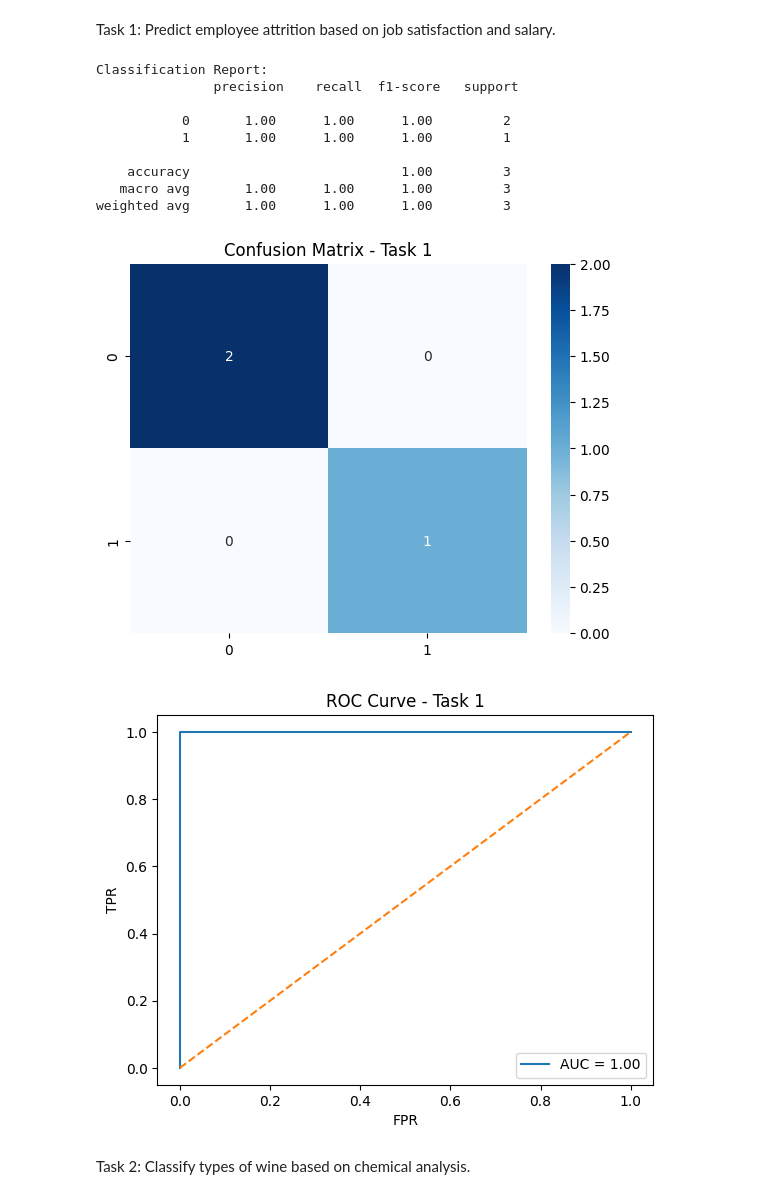
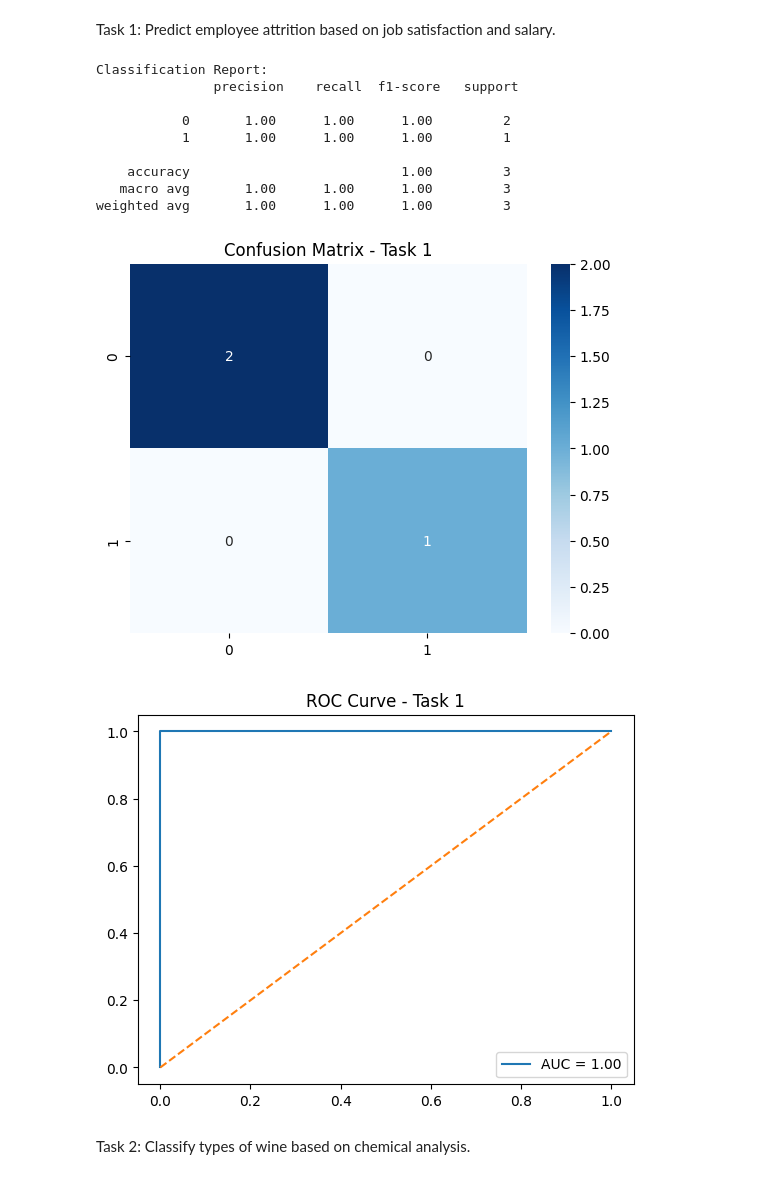
Before and after one commit to ananya20037/AI---ML, a Jupyter notebook: src/Module 5/Introduction to Classification Algorithms/Qn5.ipynb, the cells around one changed output. Saved outputs shown, nothing was run; the diff lists cells and outputs as text; code cells hidden in the pictures.

```diff
--- a/src/Module 5/Introduction to Classification Algorithms/Qn5.ipynb
+++ b/src/Module 5/Introduction to Classification Algorithms/Qn5.ipynb
@@ -7,9 +7,8 @@ Task 1: Predict employee attrition based on job satisfaction and salary.
 # %%
 import pandas as pd
 import numpy as np
+import matplotlib.pyplot as plt
 import seaborn as sns
-import matplotlib.pyplot as plt
-
 from sklearn.ensemble import RandomForestClassifier
 from sklearn.model_selection import train_test_split
 from sklearn.preprocessing import LabelEncoder, StandardScaler
@@ -22,10 +21,14 @@ try:
         'salary': [50000, 60000, 40000, 70000, 50000, 60000, 40000, 70000, 50000, 60000],
         'attrition': ['Yes', 'No', 'Yes', 'No', 'Yes', 'No', 'Yes', 'No', 'Yes', 'No']
     }
+    df = pd.DataFrame(data)
 
-    df = pd.DataFrame(data)
     if df.empty:
-        raise ValueError("Task 1 DataFrame is empty")
+        raise ValueError("DataFrame is empty.")
+    if df.isnull().any().any():
+        raise ValueError("Input data contains null values.")
+    if df.shape[1] < 3:
+        raise ValueError("Expected at least 3 columns in data.")
 
     le = LabelEncoder()
     df['attrition'] = le.fit_transform(df['attrition'])
@@ -40,38 +43,37 @@ try:
 
     model = RandomForestClassifier(random_state=42)
     model.fit(X_train, y_train)
+
     y_pred = model.predict(X_test)
     y_prob = model.predict_proba(X_test)[:, 1]
 
     print("Classification Report:\n", classification_report(y_test, y_pred))
 
     sns.heatmap(confusion_matrix(y_test, y_pred), annot=True, cmap='Blues')
     plt.title("Confusion Matrix - Task 1")
     plt.show()
 
     fpr, tpr, _ = roc_curve(y_test, y_prob)
     plt.plot(fpr, tpr, label=f"AUC = {roc_auc_score(y_test, y_prob):.2f}")
     plt.plot([0, 1], [0, 1], linestyle='--')
     plt.title("ROC Curve - Task 1")
-    plt.xlabel("FPR")
-    plt.ylabel("TPR")
     plt.legend()
     plt.show()
 
 except Exception as e:
     print("Task 1 Error:", e)
 # %% [output]
 Classification Report:
                precision    recall  f1-score   support
 
            0       1.00      1.00      1.00         2
            1       1.00      1.00      1.00         1
 
     accuracy                           1.00         3
    macro avg       1.00      1.00      1.00         3
 weighted avg       1.00      1.00      1.00         3
 [figure]
-[figure, old version]
+[figure, new version]
 # %% [markdown]
 Task 2: Classify types of wine based on chemical analysis.
 # %%
```
Also changed, not shown: parts of 2 cells of this notebook.
